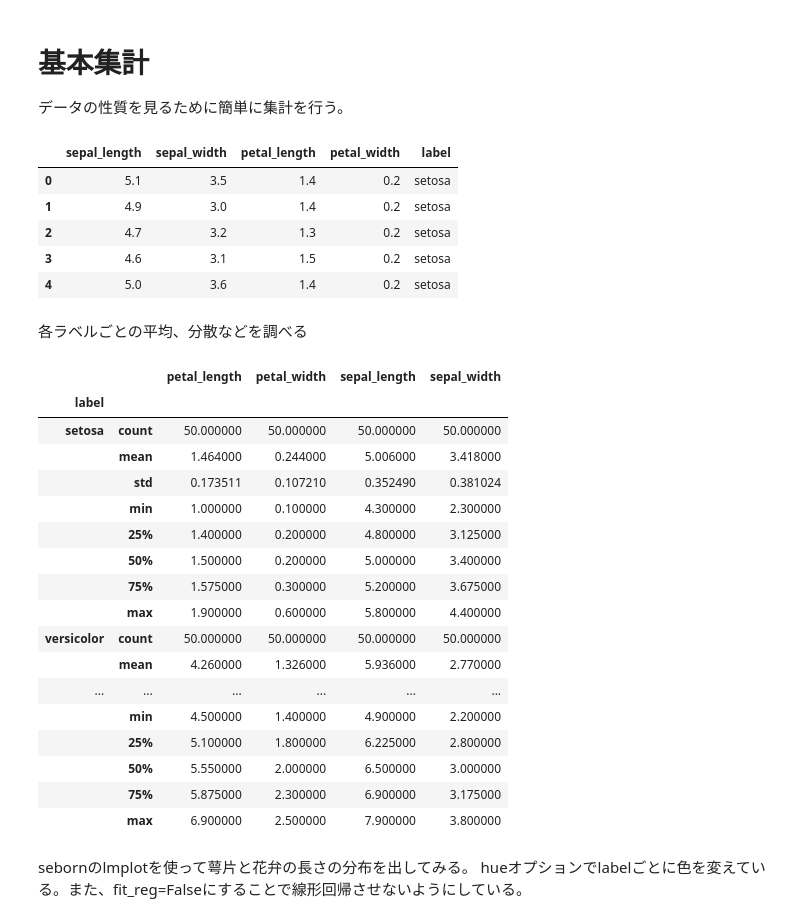
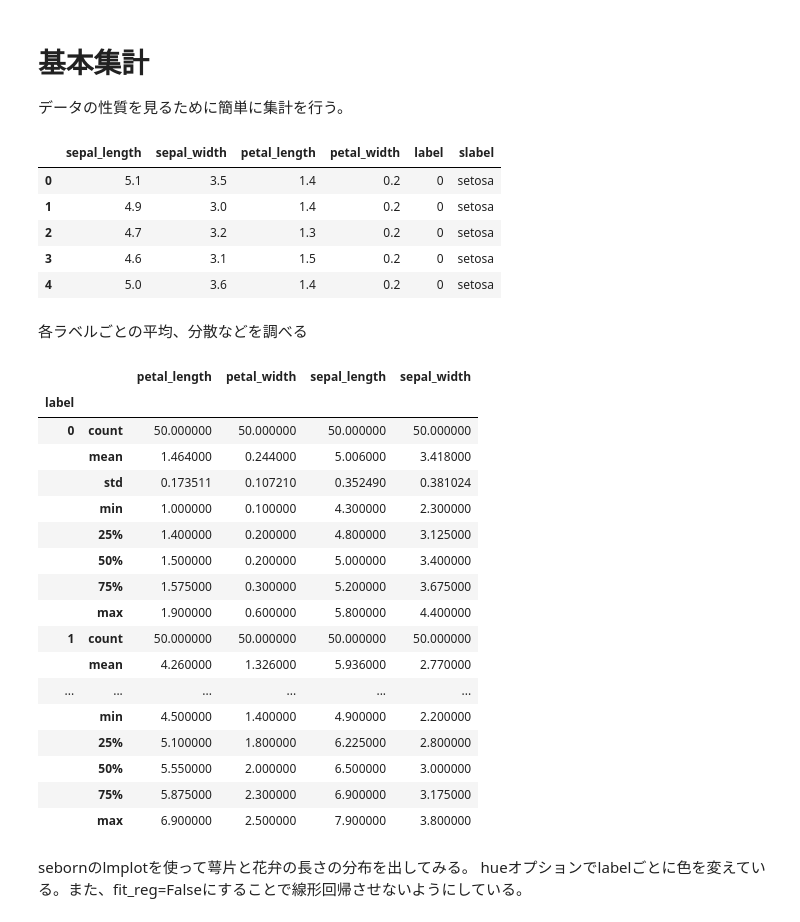
Before and after one commit to knishioka/practical-analysis, a Jupyter notebook: notebooks/iris_analysis.ipynb, the cells around one changed output. Cells and saved outputs as stored; diff of their text form; code cells hidden in the pictures.

```diff
--- a/notebooks/iris_analysis.ipynb
+++ b/notebooks/iris_analysis.ipynb
@@ -37,16 +38,17 @@ array(['setosa', 'versicolor', 'virginica'],
 データの性質を見るために簡単に集計を行う。
 # %%
 x = pd.DataFrame(iris.data, columns=['sepal_length', 'sepal_width', 'petal_length', 'petal_width'])
-y = pd.Series(iris.target, name='label').apply(lambda x: iris.target_names[x])
-df = pd.concat([x, y], axis=1)
+y = pd.Series(iris.target, name='label')
+y_str = pd.Series(iris.target, name='slabel').apply(lambda x: iris.target_names[x])
+df = pd.concat([x, y, y_str], axis=1)
 df.head()
 # %% [output]
-|  | sepal_length | sepal_width | petal_length | petal_width | label |
-| 0 | 5.1 | 3.5 | 1.4 | 0.2 | setosa |
-| 1 | 4.9 | 3.0 | 1.4 | 0.2 | setosa |
-| 2 | 4.7 | 3.2 | 1.3 | 0.2 | setosa |
-| 3 | 4.6 | 3.1 | 1.5 | 0.2 | setosa |
-| 4 | 5.0 | 3.6 | 1.4 | 0.2 | setosa |
+|  | sepal_length | sepal_width | petal_length | petal_width | label | slabel |
+| 0 | 5.1 | 3.5 | 1.4 | 0.2 | 0 | setosa |
+| 1 | 4.9 | 3.0 | 1.4 | 0.2 | 0 | setosa |
+| 2 | 4.7 | 3.2 | 1.3 | 0.2 | 0 | setosa |
+| 3 | 4.6 | 3.1 | 1.5 | 0.2 | 0 | setosa |
+| 4 | 5.0 | 3.6 | 1.4 | 0.2 | 0 | setosa |
 # %% [markdown]
 各ラベルごとの平均、分散などを調べる
 # %%
@@ -54,7 +56,7 @@ df.groupby('label').describe()
 # %% [output]
 |  |  | petal_length | petal_width | sepal_length | sepal_width |
 | label |  |  |  |  |  |
-| setosa | count | 50.000000 | 50.000000 | 50.000000 | 50.000000 |
+| 0 | count | 50.000000 | 50.000000 | 50.000000 | 50.000000 |
 |  | mean | 1.464000 | 0.244000 | 5.006000 | 3.418000 |
 |  | std | 0.173511 | 0.107210 | 0.352490 | 0.381024 |
 |  | min | 1.000000 | 0.100000 | 4.300000 | 2.300000 |
@@ -62,7 +64,7 @@ df.groupby('label').describe()
 |  | 50% | 1.500000 | 0.200000 | 5.000000 | 3.400000 |
 |  | 75% | 1.575000 | 0.300000 | 5.200000 | 3.675000 |
 |  | max | 1.900000 | 0.600000 | 5.800000 | 4.400000 |
-| versicolor | count | 50.000000 | 50.000000 | 50.000000 | 50.000000 |
+| 1 | count | 50.000000 | 50.000000 | 50.000000 | 50.000000 |
 |  | mean | 4.260000 | 1.326000 | 5.936000 | 2.770000 |
 | ... | ... | ... | ... | ... | ... |
 |  | min | 4.500000 | 1.400000 | 4.900000 | 2.200000 |
```
Also changed, not shown: parts of 21 cells of this notebook.
